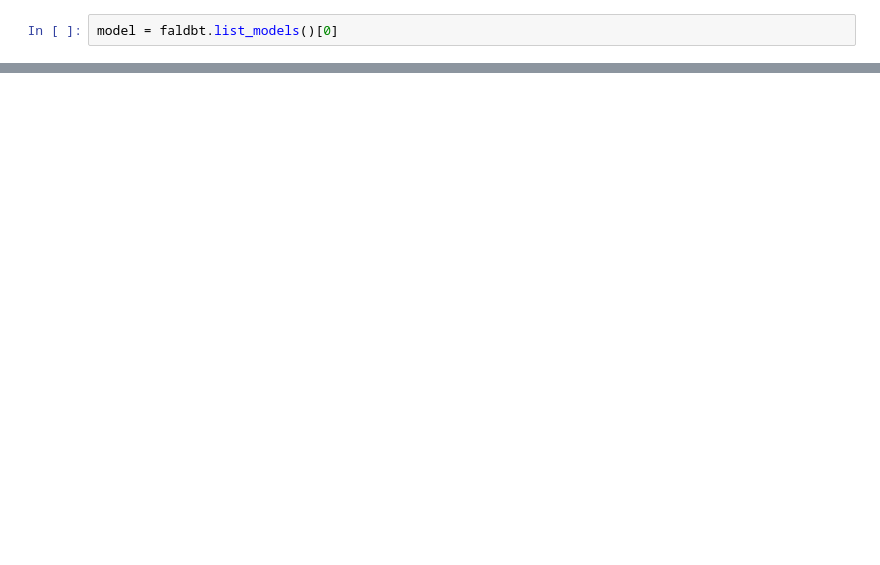
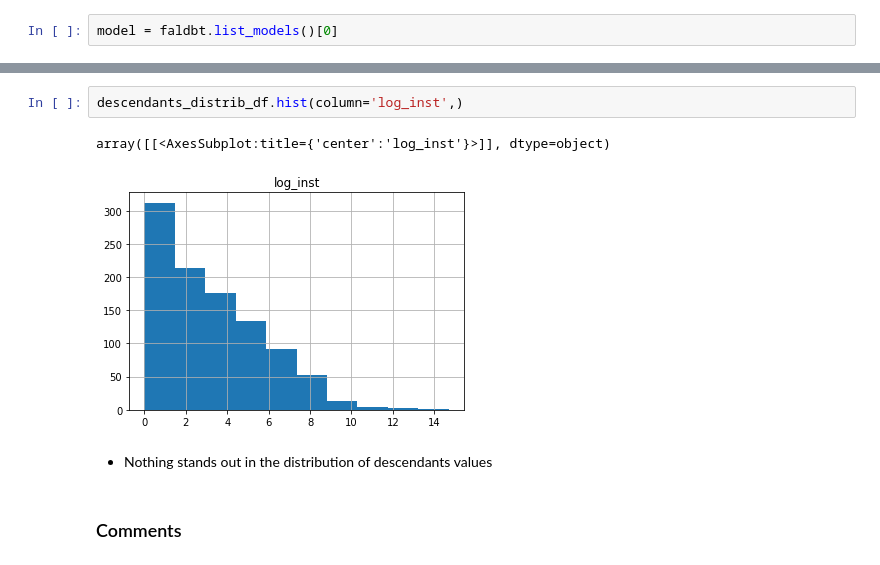
Before and after one commit to butchland/hn_whos_hiring, a Jupyter notebook: notebooks/analysis.ipynb, the cells around one changed output, grey strips where cells are left out. Drawn from its saved outputs; the diff is of its cells as text; blank space fills up the shorter version.

```diff
--- a/notebooks/analysis.ipynb
+++ b/notebooks/analysis.ipynb
@@ -346,0 +488,9 @@ model = faldbt.list_models()[0]
+# %%
+descendants_distrib_df.hist(column='log_inst',)
+# %% [output]
+array([[<AxesSubplot:title={'center':'log_inst'}>]], dtype=object)
+[figure, added]
+# %% [markdown]
+* Nothing stands out in the distribution of descendants values
+# %% [markdown]
+### Comments
```
Also changed, not shown: parts of 33 cells of this notebook, 7 other files.
